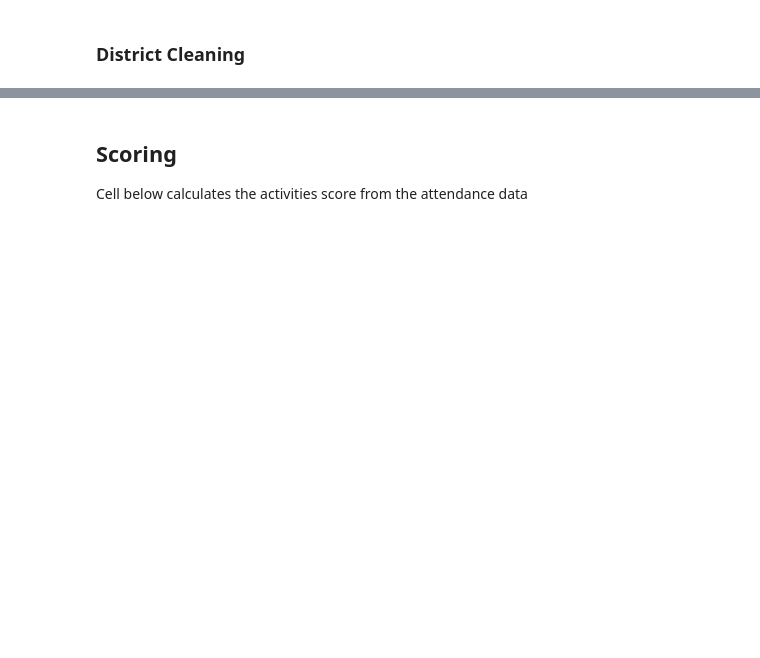
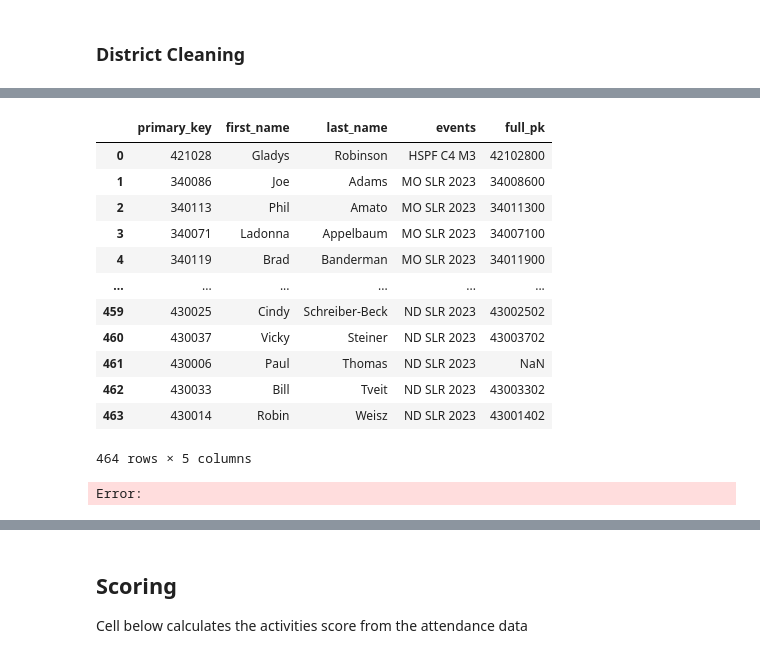
Before and after one commit to cnlutz20/THI_CPRL, a Jupyter notebook: scoring/get_activities_score.ipynb, the cells around one changed output, grey strips where cells are left out. Cells and saved outputs as stored; diff of their text form; code cells hidden in the pictures; blank space fills up the shorter version.

```diff
--- a/scoring/get_activities_score.ipynb
+++ b/scoring/get_activities_score.ipynb
@@ -456,0 +440,5 @@ cleaned_df,duplicates = create_pk(patched_df,'district', 'chamber')
+# %%
+
+#clean non_dupes and rename columns
+non_dupe_df = cleaned_df.loc[:,['primary_key', 'first_name','last_name', 'state','event name', 'recorded_year']]
+non_dupe_df.rename(columns={'event name': 'events'}, inplace=True)
@@ -456,0 +449,17 @@ cleaned_df,duplicates = create_pk(patched_df,'district', 'chamber')
+# %%
+
+#create event summary file
+# primary purpose of this is to catch this info for general event information like attendance counts, etc
+
+#pull single event goers
+event_data_single = non_dupe_df.copy()
+#clean up duplicates data
+event_data_multiple = duplicates.loc[:,['primary_key', 'first_name','last_name', 'state','event name', 'recorded_year']]
+event_data_multiple.rename(columns={'event name': 'events'}, inplace=True)
+
+
+#pull event data back together
+merged_dfs = [event_data_single, event_data_multiple]
+event_sum_df = pd.concat(merged_dfs)
+event_sum_df = event_sum_df.reset_index(drop=True)
+event_sum_df
@@ -456,0 +468,14 @@ cleaned_df,duplicates = create_pk(patched_df,'district', 'chamber')
+# %%
+#testing for event summary
+
+
+event_sum_df_cl = event_sum_df.loc[:,['primary_key', 'first_name', 'last_name', 'events']]
+event_sum_df_cl['primary_key'] = event_sum_df_cl['primary_key'].astype(str)
+#get single and non msl states
+event_sum_df_nd = event_sum_df_cl[~event_sum_df_cl['primary_key'].duplicated()].reset_index(drop = True)
+event_sum_df_nd = event_sum_df_nd[~event_sum_df_nd['primary_key'].str.startswith(('430','571'))].reset_index(drop = True)
+#get dupes and msl states
+event_sum_df_dp_og = event_sum_df_cl[event_sum_df_cl['primary_key'].duplicated(keep=False)].reset_index(drop = True)
+event_sum_df_dp_add = event_sum_df_cl[event_sum_df_cl['primary_key'].str.startswith(('430','571'))].reset_index(drop = True)
+
+event_sum_df_dp = pd.concat([event_sum_df_dp_og,event_sum_df_dp_add]).reset_index(drop = True)
@@ -456,0 +582,22 @@ cleaned_df,duplicates = create_pk(patched_df,'district', 'chamber')
+# %%
+event_sum_df_nd['full_pk'] = event_sum_df_nd['primary_key'] + "00"
+event_sum_dfs = [event_sum_df_nd,event_sum_df_dp]
+event_summary_df = pd.concat(event_sum_dfs).reset_index(drop=True)
+event_summary_df['events'] = event_summary_df['events'].str.replace('(', '').str.replace(')', '').str.strip()
+event_summary_df.columns
+event_summary_df
+# %% [output]
+|  | primary_key | first_name | last_name | events | full_pk |
+| 0 | 421028 | Gladys | Robinson | HSPF C4 M3 | 42102800 |
+| 1 | 340086 | Joe | Adams | MO SLR 2023 | 34008600 |
+| 2 | 340113 | Phil | Amato | MO SLR 2023 | 34011300 |
+| 3 | 340071 | Ladonna | Appelbaum | MO SLR 2023 | 34007100 |
+| 4 | 340119 | Brad | Banderman | MO SLR 2023 | 34011900 |
+| ... | ... | ... | ... | ... | ... |
+| 459 | 430025 | Cindy | Schreiber-Beck | ND SLR 2023 | 43002502 |
+| 460 | 430037 | Vicky | Steiner | ND SLR 2023 | 43003702 |
+| 461 | 430006 | Paul | Thomas | ND SLR 2023 | NaN |
+| 462 | 430033 | Bill | Tveit | ND SLR 2023 | 43003302 |
+| 463 | 430014 | Robin | Weisz | ND SLR 2023 | 43001402 |
+464 rows × 5 columns
+Error:
```
Also changed, not shown: parts of 49 cells of this notebook, 15 other files.
